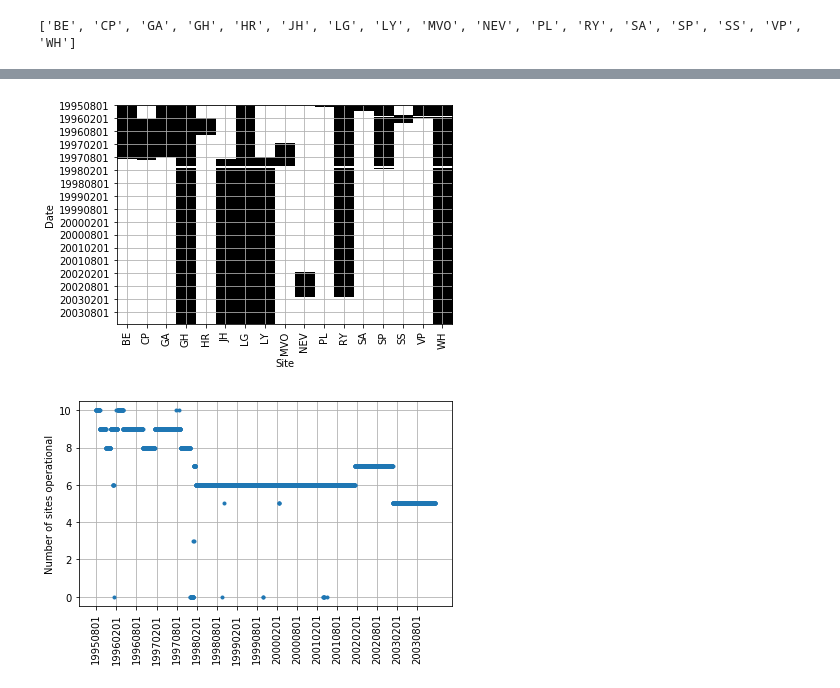
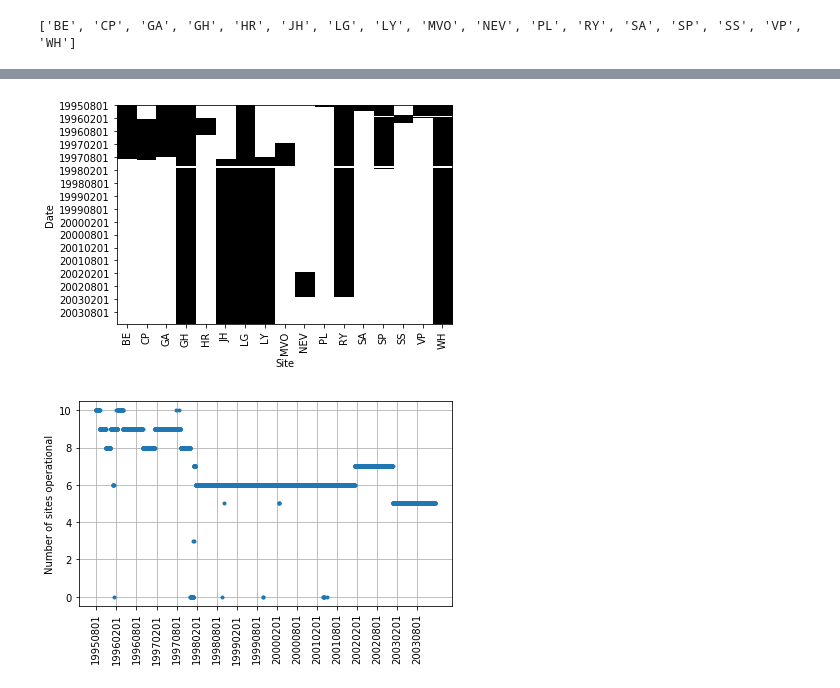
Before and after one commit to FalcinAlexis/Montserrat, a Jupyter notebook: station_ontimes_ASNE.ipynb, the cells around one changed output, grey strips where cells are left out. Saved outputs shown, nothing was run; the diff lists cells and outputs as text; code cells hidden in the pictures.

Commit message:
fixed tilt plot

```diff
--- a/station_ontimes_ASNE.ipynb
+++ b/station_ontimes_ASNE.ipynb
@@ -449,16 +449,15 @@ print(rsamsites_df)
 # %%
 rsamsites_bool_df = (rsamsites_df > 0) * 1
 data_rsam_sites = np.array(rsamsites_bool_df, dtype=float) # convert dataframe to numpy array
 xticklabels = rsamsites
 (yticks, yticklabels) = get_yticks(rsamsites_bool_df)
 (fig, ax) = ontime_plot(1-data_rsam_sites[:,1:],xticklabels,yticks,yticklabels)
 plt.ylabel('Date')
 plt.xlabel('Site')
-plt.grid()
 fig.tight_layout()
 plt.savefig('RSAM_siteontime.png',dpi=300)
 # %% [output]
-[figure, old version]
+[figure, new version]
 # %%
 (fig, ax) = numrunningperday_plot(data_rsam_sites, yticks, yticklabels)
 plt.ylabel('Number of sites operational')
```
Also changed, not shown: parts of 2 cells of this notebook, 1 other file.
